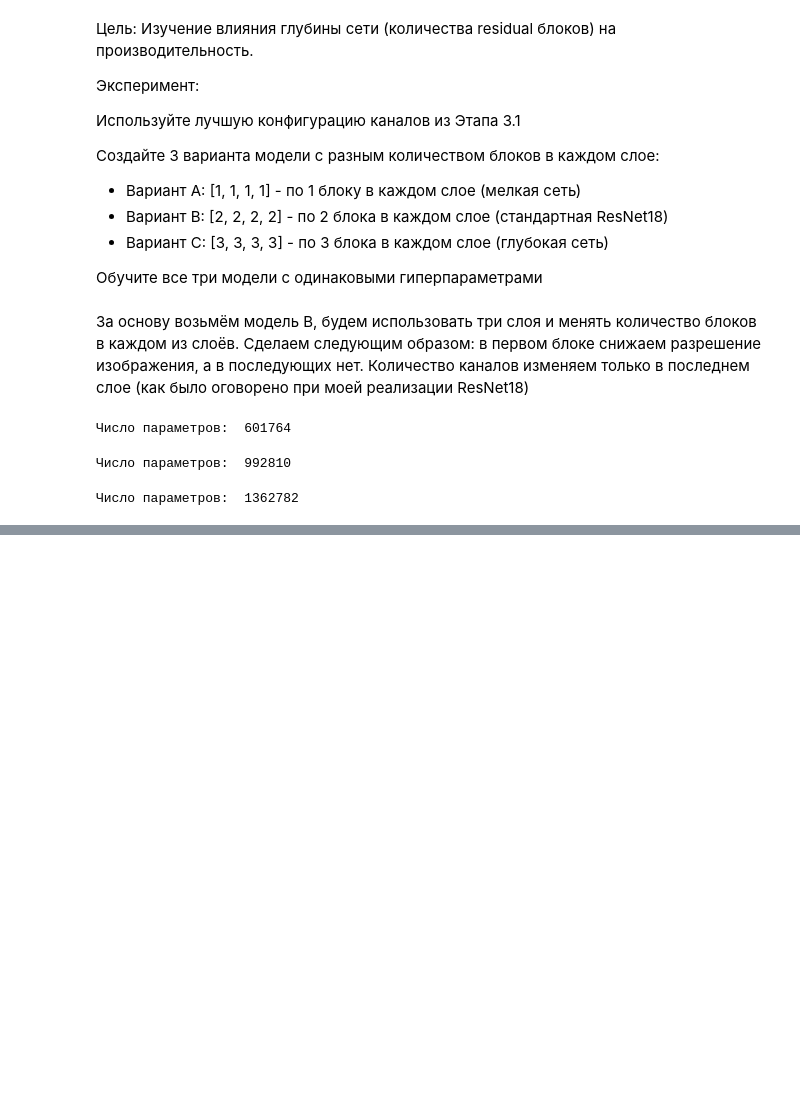
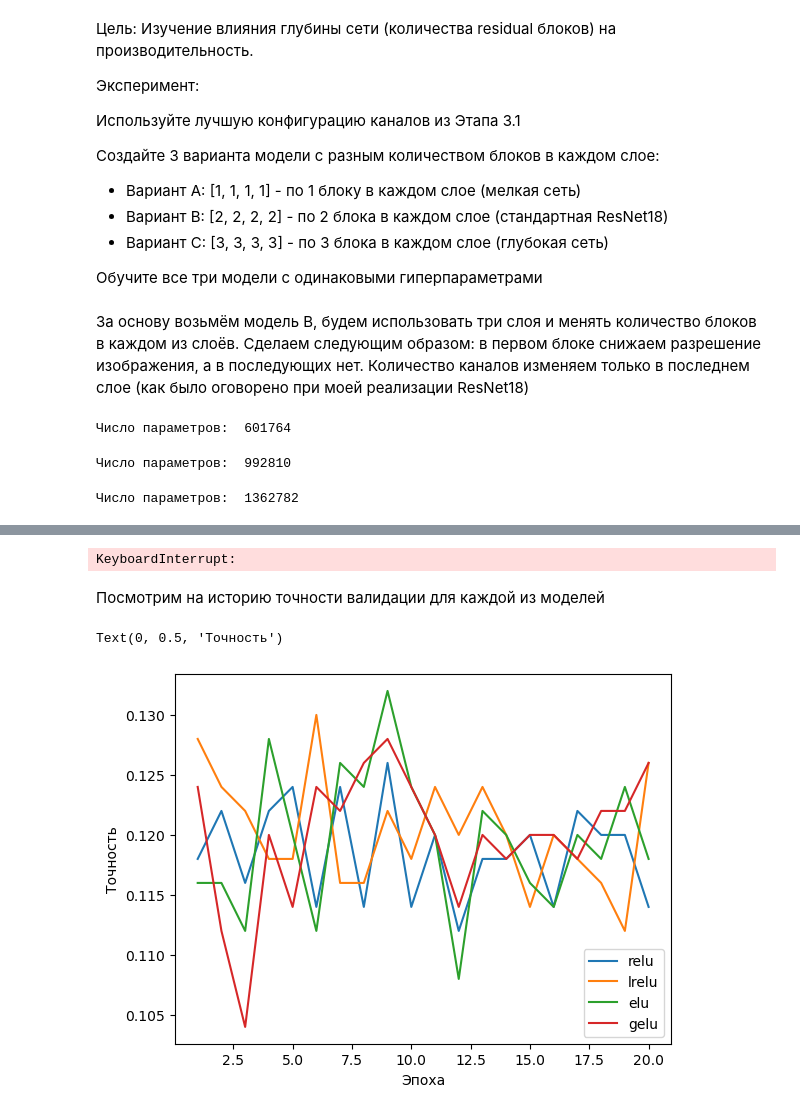
Before and after one commit to EHAT32/cv-masters-2025-fall, a Jupyter notebook: hw2.ipynb, the cells around one changed output, grey strips where cells are left out. Drawn from its saved outputs; the diff is of its cells as text; code cells hidden in the pictures; blank space fills up the shorter version.

```diff
--- a/hw2.ipynb
+++ b/hw2.ipynb
@@ -967,0 +1162,35 @@ print("Число параметров: ", param_num)
+# %%
+optimizer = torch.optim.Adam(model_relu.parameters(), lr=1e-3)
+criterion = nn.CrossEntropyLoss()
+
+model_relu, relu_train_loss, relu_val_loss, relu_train_acc, relu_val_acc = trainModel(model_relu, optimizer, criterion, train_data_loader, val_data_loader, save_name="relu")
+# %% [output]
+KeyboardInterrupt:
+# %%
+optimizer = torch.optim.Adam(model_lrelu.parameters(), lr=1e-3)
+criterion = nn.CrossEntropyLoss()
+
+model_lrelu, lrelu_train_loss, lrelu_val_loss, lrelu_train_acc, lrelu_val_acc = trainModel(model_lrelu, optimizer, criterion, train_data_loader, val_data_loader, save_name="lrelu")
+# %%
+optimizer = torch.optim.Adam(model_elu.parameters(), lr=1e-3)
+criterion = nn.CrossEntropyLoss()
+
+model_elu, elu_train_loss, elu_val_loss, elu_train_acc, elu_val_acc = trainModel(model_elu, optimizer, criterion, train_data_loader, val_data_loader, save_name="elu")
+# %%
+optimizer = torch.optim.Adam(model_gelu.parameters(), lr=1e-3)
+criterion = nn.CrossEntropyLoss()
+
+model_gelu, gelu_train_loss, gelu_val_loss, gelu_train_acc, gelu_val_acc = trainModel(model_gelu, optimizer, criterion, train_data_loader, val_data_loader, save_name="gelu")
+# %% [markdown]
+Посмотрим на историю точности валидации для каждой из моделей
+# %%
+plt.plot(np.arange(1, len(relu_val_acc)+1, dtype=np.uint16), relu_val_acc, label='relu')
+plt.plot(np.arange(1, len(lrelu_val_acc)+1, dtype=np.uint16), lrelu_val_acc, label='lrelu')
+plt.plot(np.arange(1, len(elu_val_acc)+1, dtype=np.uint16), elu_val_acc, label='elu')
+plt.plot(np.arange(1, len(gelu_val_acc)+1, dtype=np.uint16), gelu_val_acc, label='gelu')
+plt.legend()
+plt.xlabel("Эпоха")
+plt.ylabel("Точность")
+# %% [output]
+Text(0, 0.5, 'Точность')
+[figure, added]
```
Also changed, not shown: parts of 32 cells of this notebook.
